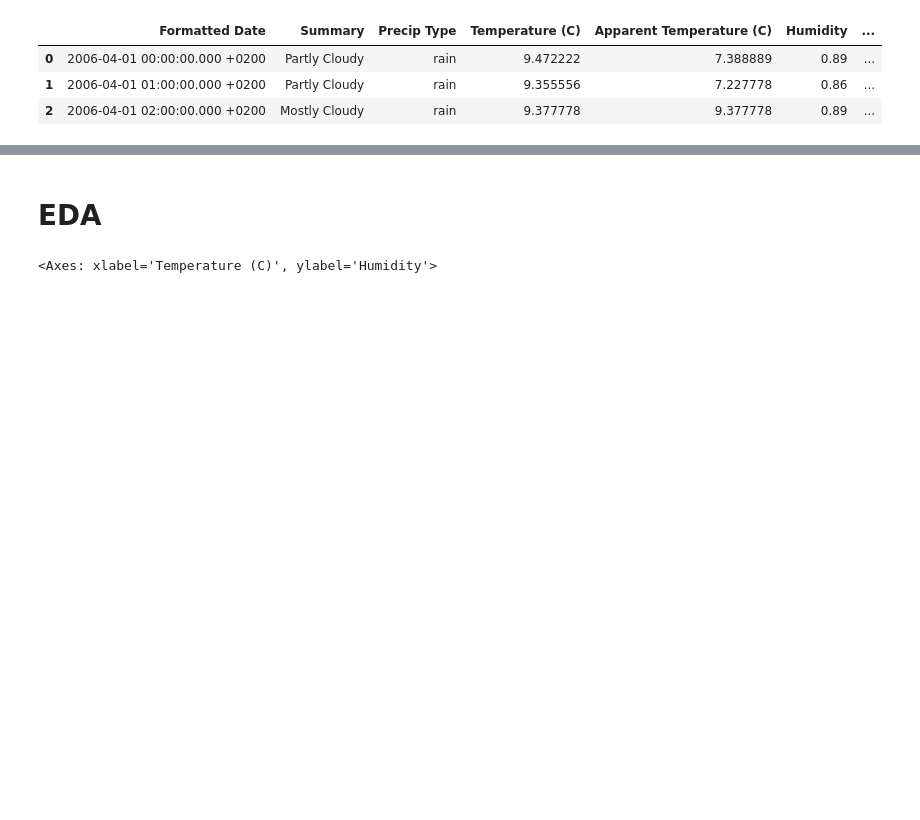
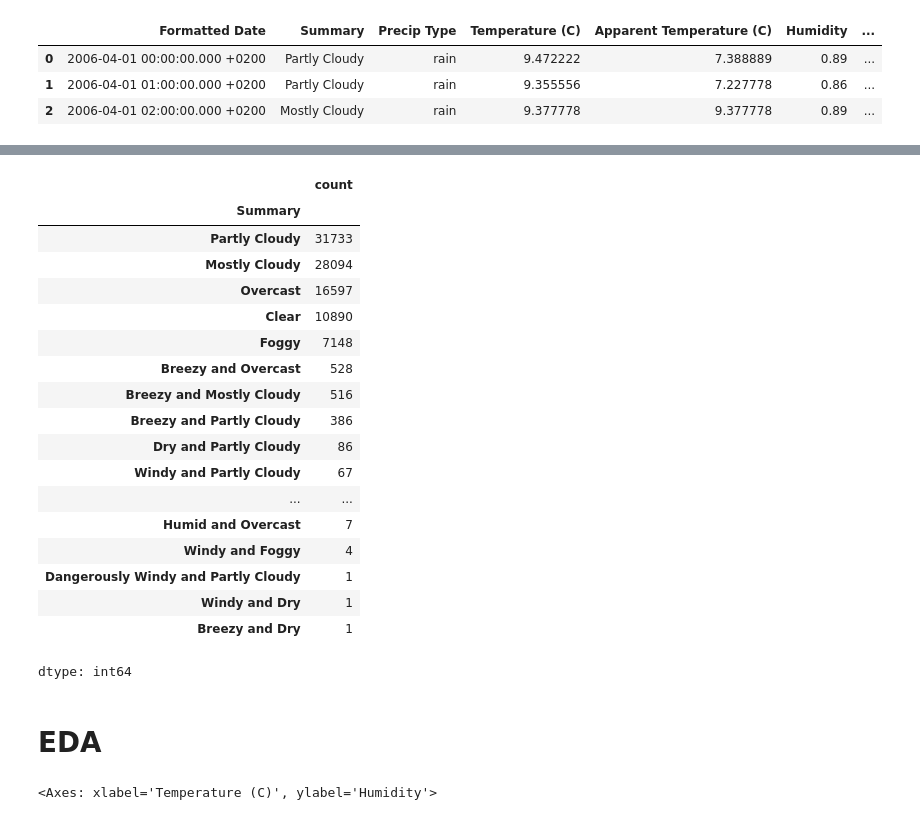
Before and after one commit to AkankshaB123/ML, a Jupyter notebook: WeatherHistory_LinearRegression.ipynb, the cells around one changed output, grey strips where cells are left out. Saved outputs shown, nothing was run; the diff lists cells and outputs as text; code cells hidden in the pictures; blank space fills up the shorter version.

```diff
--- a/WeatherHistory_LinearRegression.ipynb
+++ b/WeatherHistory_LinearRegression.ipynb
@@ -29,3 +55,25 @@ weather_data.head(3)
+# %%
+weather_data['Summary'].value_counts()
+# %% [output]
+|  | count |
+| Summary |  |
+| Partly Cloudy | 31733 |
+| Mostly Cloudy | 28094 |
+| Overcast | 16597 |
+| Clear | 10890 |
+| Foggy | 7148 |
+| Breezy and Overcast | 528 |
+| Breezy and Mostly Cloudy | 516 |
+| Breezy and Partly Cloudy | 386 |
+| Dry and Partly Cloudy | 86 |
+| Windy and Partly Cloudy | 67 |
+| ... | ... |
+| Humid and Overcast | 7 |
+| Windy and Foggy | 4 |
+| Dangerously Windy and Partly Cloudy | 1 |
+| Windy and Dry | 1 |
+| Breezy and Dry | 1 |
+dtype: int64
 # %% [markdown]
 # EDA
 # %%
```
Also changed, not shown: parts of 2 cells of this notebook.
